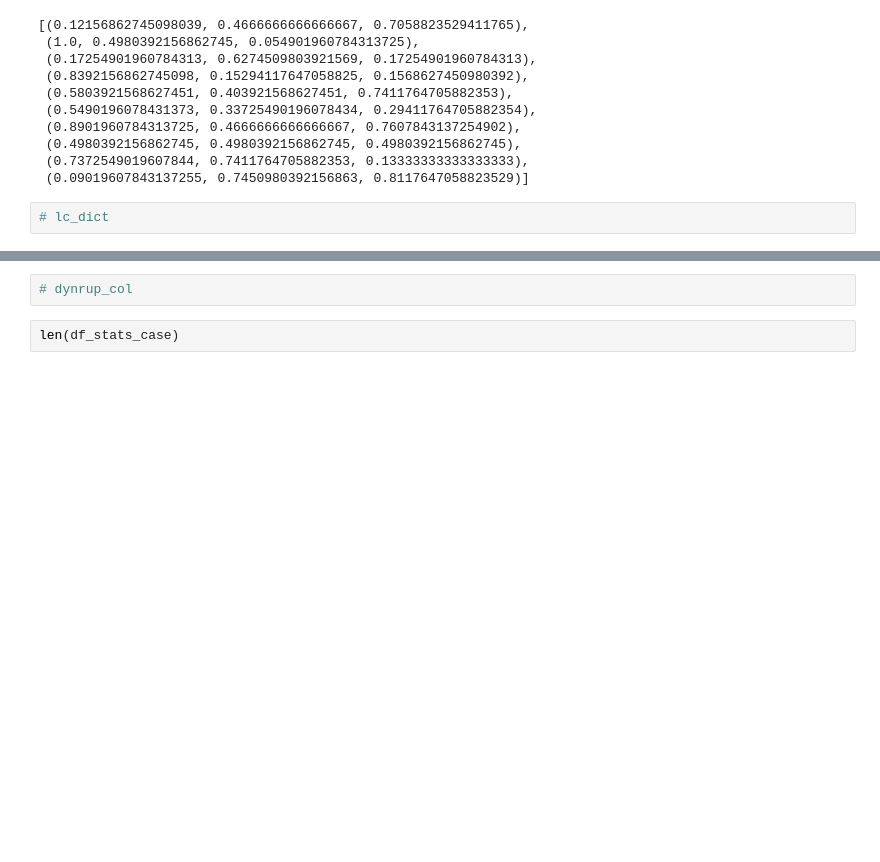
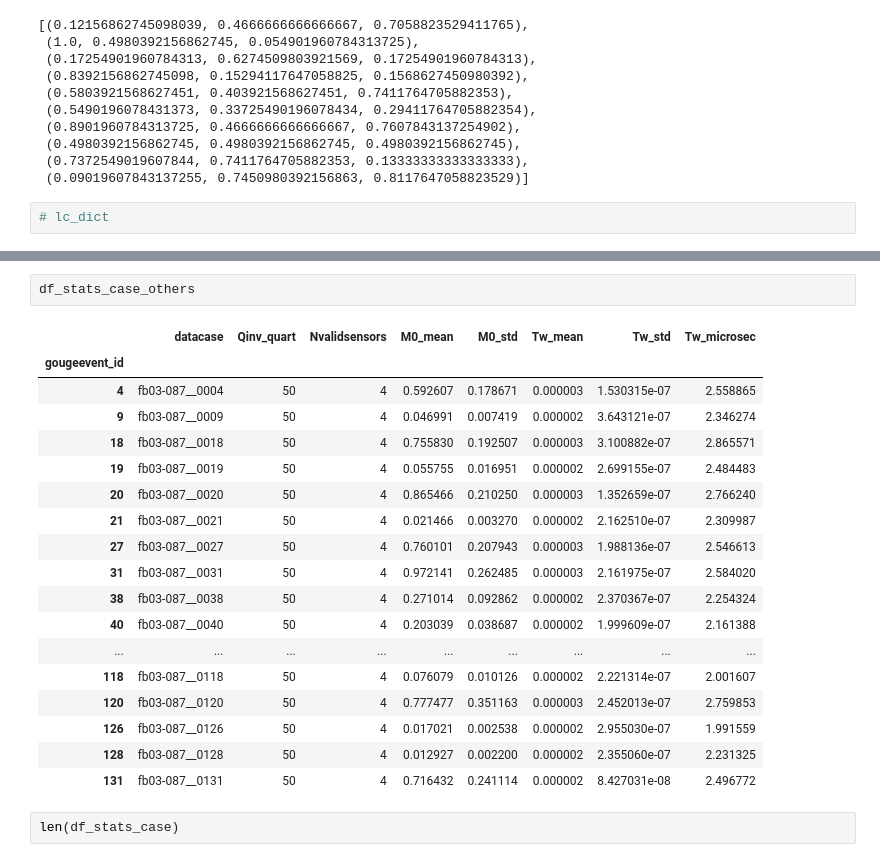
Before and after one commit to kura-okubo/4mNonSelfSim_Paper, a Jupyter notebook: ComputeScaling/code/07_loglinearfit_STF.ipynb, the cells around one changed output, grey strips where cells are left out. Saved outputs shown, nothing was run; the diff lists cells and outputs as text; blank space fills up the shorter version.

```diff
--- a/ComputeScaling/code/07_loglinearfit_STF.ipynb
+++ b/ComputeScaling/code/07_loglinearfit_STF.ipynb
@@ -613,5 +629,24 @@ df_dynrup_sourceparam
-# %%
-# dynrup_col
+# %%
+df_stats_case_others
+# %% [output]
+|  | datacase | Qinv_quart | Nvalidsensors | M0_mean | M0_std | Tw_mean | Tw_std | Tw_microsec |
+| gougeevent_id |  |  |  |  |  |  |  |  |
+| 4 | fb03-087__0004 | 50 | 4 | 0.592607 | 0.178671 | 0.000003 | 1.530315e-07 | 2.558865 |
+| 9 | fb03-087__0009 | 50 | 4 | 0.046991 | 0.007419 | 0.000002 | 3.643121e-07 | 2.346274 |
+| 18 | fb03-087__0018 | 50 | 4 | 0.755830 | 0.192507 | 0.000003 | 3.100882e-07 | 2.865571 |
+| 19 | fb03-087__0019 | 50 | 4 | 0.055755 | 0.016951 | 0.000002 | 2.699155e-07 | 2.484483 |
+| 20 | fb03-087__0020 | 50 | 4 | 0.865466 | 0.210250 | 0.000003 | 1.352659e-07 | 2.766240 |
+| 21 | fb03-087__0021 | 50 | 4 | 0.021466 | 0.003270 | 0.000002 | 2.162510e-07 | 2.309987 |
+| 27 | fb03-087__0027 | 50 | 4 | 0.760101 | 0.207943 | 0.000003 | 1.988136e-07 | 2.546613 |
+| 31 | fb03-087__0031 | 50 | 4 | 0.972141 | 0.262485 | 0.000003 | 2.161975e-07 | 2.584020 |
+| 38 | fb03-087__0038 | 50 | 4 | 0.271014 | 0.092862 | 0.000002 | 2.370367e-07 | 2.254324 |
+| 40 | fb03-087__0040 | 50 | 4 | 0.203039 | 0.038687 | 0.000002 | 1.999609e-07 | 2.161388 |
+| ... | ... | ... | ... | ... | ... | ... | ... | ... |
+| 118 | fb03-087__0118 | 50 | 4 | 0.076079 | 0.010126 | 0.000002 | 2.221314e-07 | 2.001607 |
+| 120 | fb03-087__0120 | 50 | 4 | 0.777477 | 0.351163 | 0.000003 | 2.452013e-07 | 2.759853 |
+| 126 | fb03-087__0126 | 50 | 4 | 0.017021 | 0.002538 | 0.000002 | 2.955030e-07 | 1.991559 |
+| 128 | fb03-087__0128 | 50 | 4 | 0.012927 | 0.002200 | 0.000002 | 2.355060e-07 | 2.231325 |
+| 131 | fb03-087__0131 | 50 | 4 | 0.716432 | 0.241114 | 0.000002 | 8.427031e-08 | 2.496772 |
 # %%
 len(df_stats_case)
 # %% [output]
```
Also changed, not shown: parts of 4 cells of this notebook, 1 other file.
